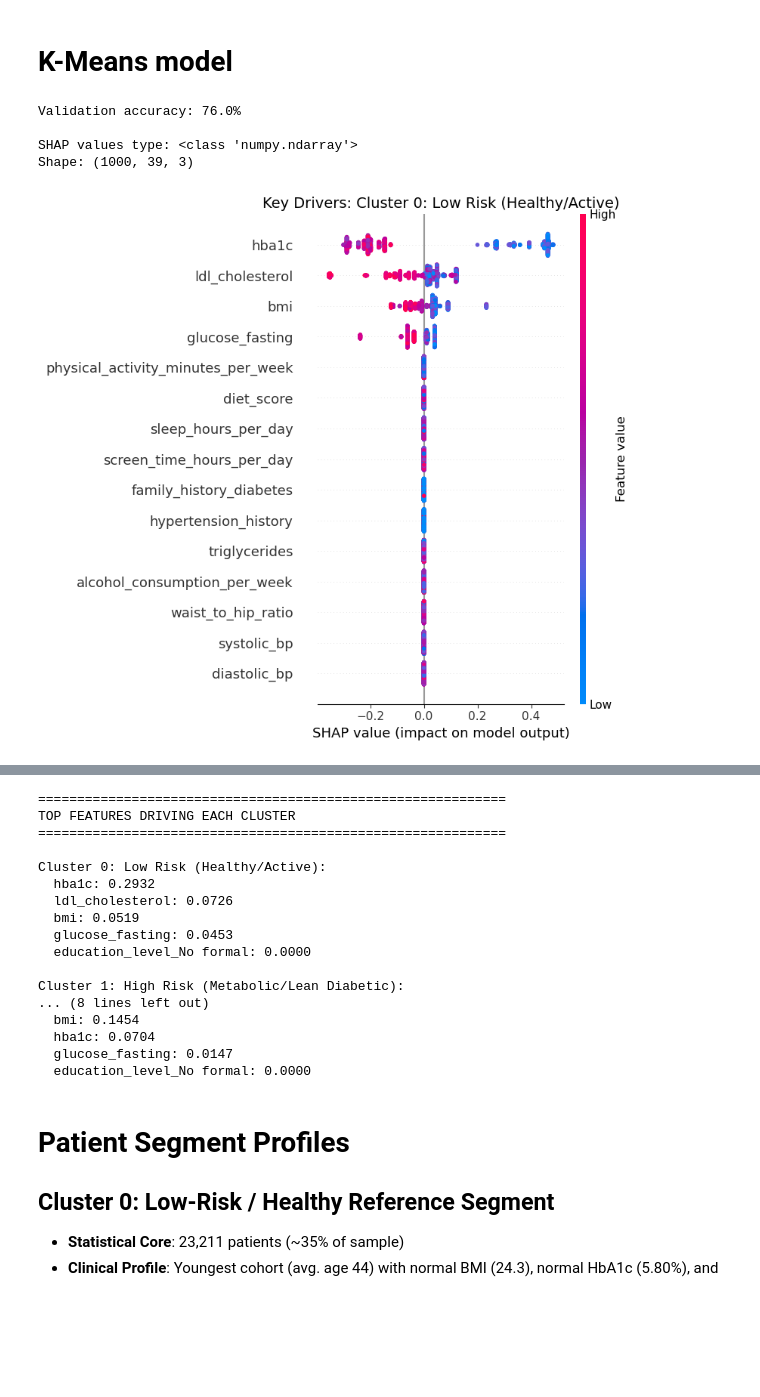
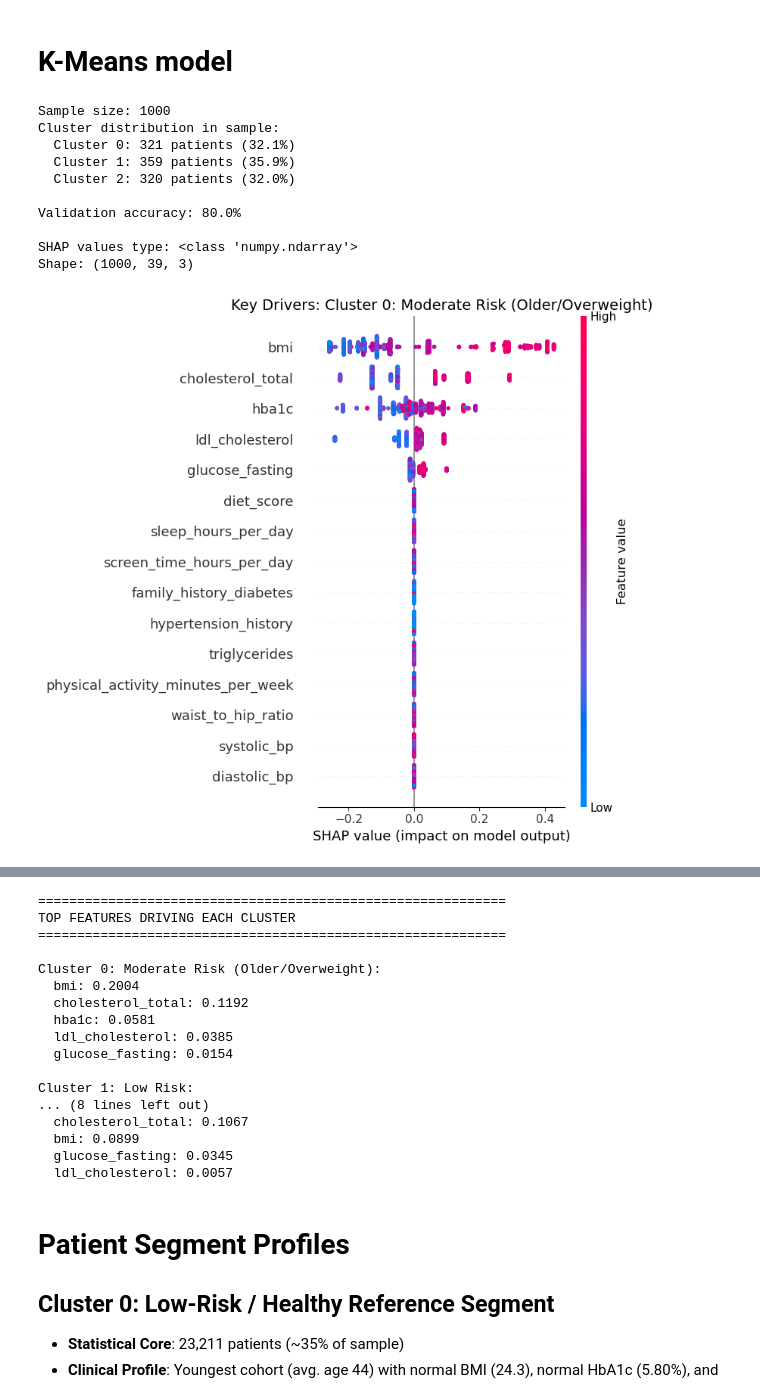
Before and after one commit to m-vs-0502/MLG382-Assignment1---Group-11, a Jupyter notebook: notebooks/SHAP_Analysis.ipynb, the cells around one changed output, grey strips where cells are left out. Drawn from its saved outputs; the diff is of its cells as text; code cells hidden in the pictures; blank space fills up the shorter version.

```diff
--- a/notebooks/SHAP_Analysis.ipynb
+++ b/notebooks/SHAP_Analysis.ipynb
@@ -64,16 +64,23 @@ The model learned the correct clinical hierarchy: HbA1c and glucose metrics domi
 import shap
 import matplotlib.pyplot as plt
 import numpy as np
+import pandas as pd
+import joblib
 from sklearn.tree import DecisionTreeClassifier
 from sklearn.model_selection import train_test_split
 
 X_test_scaled = pd.read_csv('../data/processed/X_test_scaled.csv')
-
 kmeans_full = joblib.load('../artifacts/kmeans_model.pkl')
 all_features = X_test_scaled.columns.tolist()
 
 X_sample = X_test_scaled.sample(n=1000, random_state=42)
 cluster_sample = kmeans_full.predict(X_sample)
+
+print(f"Sample size: {len(X_sample)}")
+print(f"Cluster distribution in sample:")
+for c in range(3):
+    count = (cluster_sample == c).sum()
+    print(f"  Cluster {c}: {count} patients ({count/len(cluster_sample)*100:.1f}%)")
 
 X_train, X_val, y_train, y_val = train_test_split(
     X_sample, cluster_sample, test_size=0.2, random_state=42, stratify=cluster_sample
@@ -87,7 +94,7 @@ surrogate = DecisionTreeClassifier(
 )
 surrogate.fit(X_train, y_train)
 
-print(f"Validation accuracy: {surrogate.score(X_val, y_val):.1%}")
+print(f"\nValidation accuracy: {surrogate.score(X_val, y_val):.1%}")
 
 explainer = shap.TreeExplainer(surrogate)
 shap_values_raw = explainer.shap_values(X_sample)
@@ -107,9 +114,9 @@ else:
     shap_values = [shap_values_raw]
 
 cluster_names = {
-    0: "Cluster 0: Low Risk (Healthy/Active)",
-    1: "Cluster 1: High Risk (Metabolic/Lean Diabetic)",
-    2: "Cluster 2: Moderate Risk (Older/Overweight)"
+    1: "Cluster 1: Low Risk",
+    0: "Cluster 0: Moderate Risk (Older/Overweight)",
+    2: "Cluster 2: High Risk (Lean Diabetic)"
 }
 
 for cluster_idx in range(3):
@@ -121,34 +128,39 @@ for cluster_idx in range(3):
     shap.summary_plot(
         sv_cluster[:n_samples],
         X_sample.iloc[:n_samples],
         feature_names=all_features,
         show=False,
-        max_display=15  # Show top 15 features for cleaner visualization
+        max_display=15
     )
 
     plt.title(f"Key Drivers: {cluster_names[cluster_idx]}", fontsize=14)
     plt.tight_layout()
     plt.show()
 
 print("\n" + "=" * 60)
 print("TOP FEATURES DRIVING EACH CLUSTER")
 print("=" * 60)
 
 for cluster_idx in range(3):
     sv_cluster = shap_values[cluster_idx]
-    # Mean absolute SHAP value per feature
     mean_abs_shap = np.abs(sv_cluster).mean(axis=0)
     feature_importance = pd.DataFrame({
         'Feature': all_features,
         'Mean |SHAP|': mean_abs_shap
     }).sort_values('Mean |SHAP|', ascending=False)
 
     print(f"\n{cluster_names[cluster_idx]}:")
     for _, row in feature_importance.head(5).iterrows():
         print(f"  {row['Feature']}: {row['Mean |SHAP|']:.4f}")
 # %% [output]
-Validation accuracy: 76.0%
+Sample size: 1000
+Cluster distribution in sample:
+  Cluster 0: 321 patients (32.1%)
+  Cluster 1: 359 patients (35.9%)
+  Cluster 2: 320 patients (32.0%)
+
+Validation accuracy: 80.0%
 
 SHAP values type: <class 'numpy.ndarray'>
 Shape: (1000, 39, 3)
-[figure, old version]
+[figure, new version]
@@ -158,19 +170,19 @@ Shape: (1000, 39, 3)
 TOP FEATURES DRIVING EACH CLUSTER
 ============================================================
 
-Cluster 0: Low Risk (Healthy/Active):
-  hba1c: 0.2932
-  ldl_cholesterol: 0.0726
-  bmi: 0.0519
-  glucose_fasting: 0.0453
-  education_level_No formal: 0.0000
+Cluster 0: Moderate Risk (Older/Overweight):
+  bmi: 0.2004
+  cholesterol_total: 0.1192
+  hba1c: 0.0581
+  ldl_cholesterol: 0.0385
+  glucose_fasting: 0.0154
 
-Cluster 1: High Risk (Metabolic/Lean Diabetic):
+Cluster 1: Low Risk:
 ... (8 lines left out)
-  bmi: 0.1454
-  hba1c: 0.0704
-  glucose_fasting: 0.0147
-  education_level_No formal: 0.0000
+  cholesterol_total: 0.1067
+  bmi: 0.0899
+  glucose_fasting: 0.0345
+  ldl_cholesterol: 0.0057
 # %% [markdown]
 # Patient Segment Profiles
 
```
Also changed, not shown: parts of 1 cell of this notebook, 8 other files.
